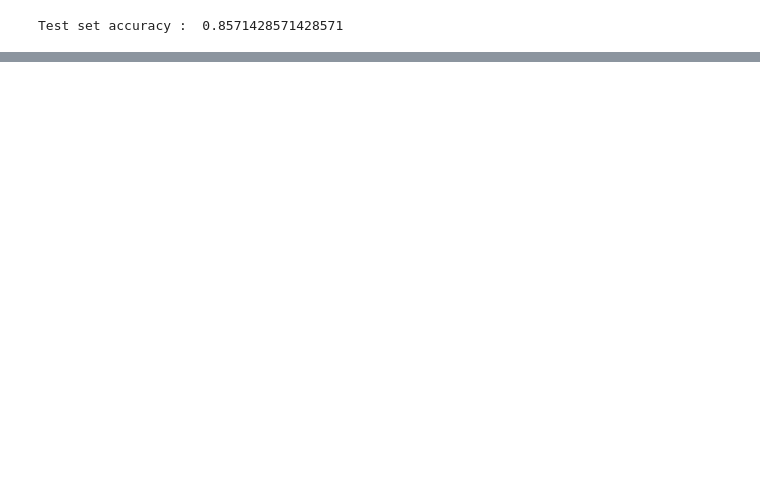
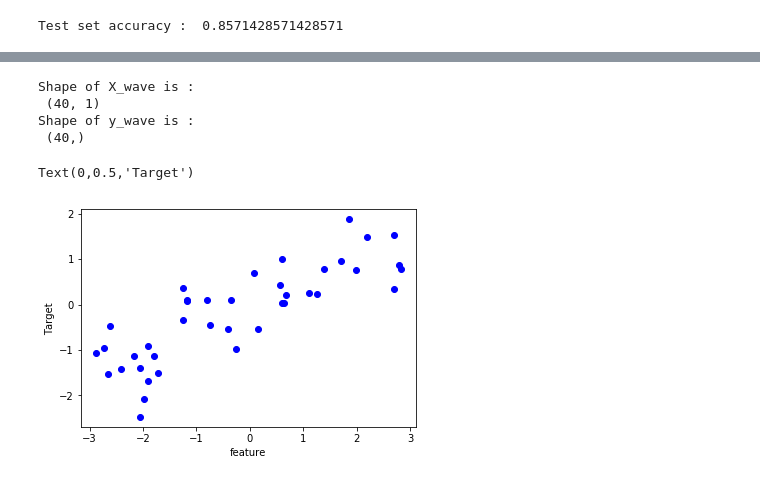
Before and after one commit to arpit23697/machine_learning, a Jupyter notebook: Intro_to_machine_learning_with_python/k_nearest_neighbors.ipynb, the cells around one changed output, grey strips where cells are left out. Saved outputs shown, nothing was run; the diff lists cells and outputs as text; code cells hidden in the pictures; blank space fills up the shorter version.

```diff
--- a/Intro_to_machine_learning_with_python/k_nearest_neighbors.ipynb
+++ b/Intro_to_machine_learning_with_python/k_nearest_neighbors.ipynb
@@ -91,0 +195,18 @@ Test set accuracy :  0.8571428571428571
+# %%
+#the rest of the block deals with the k_neigbors regression model
+#THIS TIME USE THE WAVE DATASET
+X_wave , y_wave = mglearn.datasets.make_wave(n_samples = 40)
+# %%
+#plotting the data
+print("Shape of X_wave is : \n" , X_wave.shape)
+print("Shape of y_wave is : \n"  , y_wave.shape)
+plt.plot(X_wave , y_wave , 'bo')
+plt.xlabel("feature")
+plt.ylabel("Target")
+# %% [output]
+Shape of X_wave is :
+ (40, 1)
+Shape of y_wave is :
+ (40,)
+Text(0,0.5,'Target')
+[figure, added]
```
Also changed, not shown: parts of 26 cells of this notebook, 29 other files.
